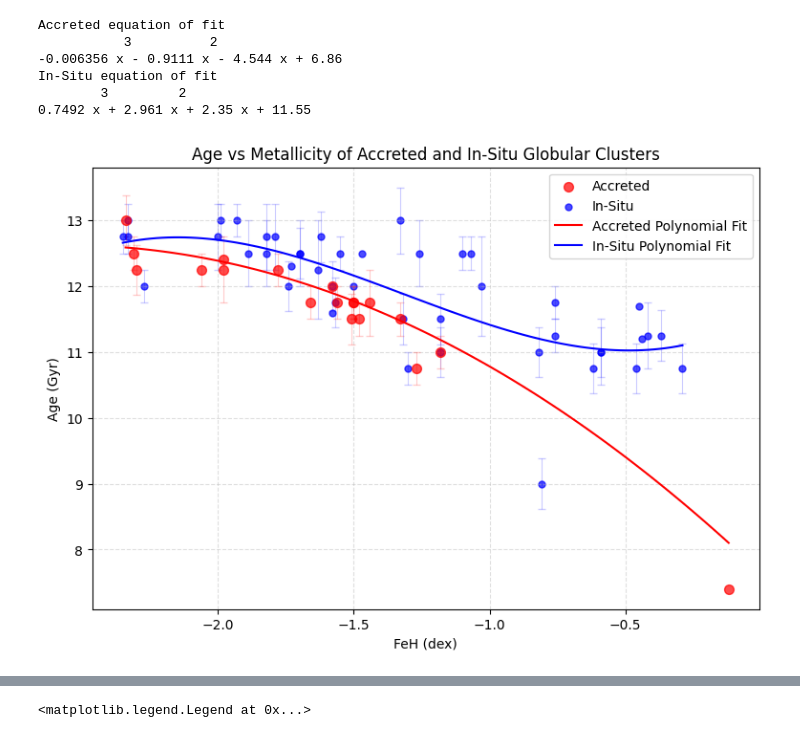
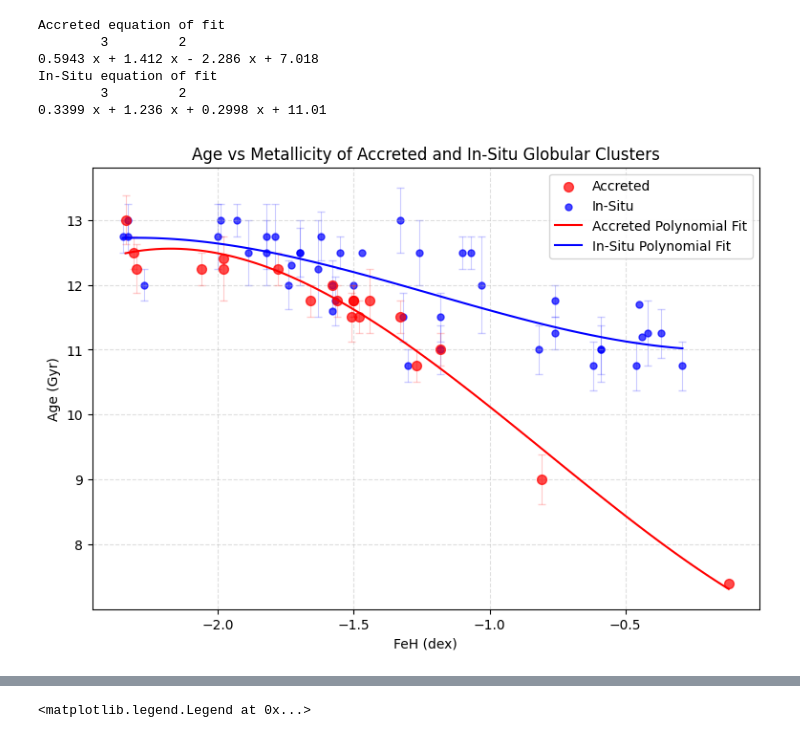
Before and after one commit to vishnusivamogga/PHYS3116_shrek, a Jupyter notebook: age_metallicity.ipynb, the cells around one changed output, grey strips where cells are left out. Saved outputs shown, nothing was run; the diff lists cells and outputs as text; code cells hidden in the pictures.

```diff
--- a/age_metallicity.ipynb
+++ b/age_metallicity.ipynb
@@ -4,6 +4,9 @@ import matplotlib.pyplot as plt
 import numpy as np
 from galpy.potential import MWPotential2014
 from galpy.orbit import Orbit
+from astropy import units as u
+
+
 
 harrisP1 = pd.read_csv("data/HarrisPartI.csv")
 harrisP3 = pd.read_csv("data/HarrisPartIII.csv")
@@ -69,12 +72,19 @@ Union = Union.drop(columns=["Age_K", "Age_V", "FeH_K", "FeH_V","AltName","Object
 InSitu = Union[~Union["ID"].isin(Accreted["ID"])].copy()
 InSitu.reset_index(drop=True, inplace=True)
 
+#move Pal12 from InSitu to Accreted
+to_move = InSitu[InSitu['ID'] == 'NGCPal12'].copy()
+Accreted = pd.concat([Accreted, to_move], ignore_index=True)
+InSitu = InSitu[InSitu['ID'] != 'NGCPal12'].reset_index(drop=True)
+
+
 #print(InSitu)
 #print(Union)
-#Union.keys()
+Union.keys()
 
 #print(Accreted)
 #Accreted.keys()
+#InSitu.keys()
 
 #print((Accreted['Age_x'] - Accreted['Age_y'])/Accreted['Age_x']*100)
 #print((Accreted['FeH_x'] - Accreted['FeH_y'])/Accreted['FeH_x']*100)
@@ -83,48 +98,50 @@ InSitu.reset_index(drop=True, inplace=True)
 #mask = Accreted['ID'].isin(set_accreted)
 
 fig, ax = plt.subplots(figsize=(9,6))
-ax.scatter(Accreted['FeH'], Accreted['Age'], color='red', s=50 ,label='Accreted', zorder=2  , alpha=0.7)
+ax.scatter(Accreted['FeH'], Accreted['Age'], color='red', s=50 ,label='Accreted', zorder=2  , alpha=0.7, cmap='plasma')
 ax.errorbar(Accreted['FeH'], Accreted['Age'], yerr=Accreted['Age_err'], fmt='none', ecolor='red', capsize=3, zorder=2, linewidth=0.8, alpha=0.2)
-ax.scatter(InSitu['FeH'], InSitu['Age'], color='blue',s=25 ,label='In-Situ', zorder=1, alpha=0.7)
+ax.scatter(InSitu['FeH'], InSitu['Age'], color='blue',s=25 ,label='In-Situ', zorder=1, alpha=0.7,cmap='plasma')
 ax.errorbar(InSitu['FeH'], InSitu['Age'], yerr=InSitu['Age_err'], fmt='none', ecolor='blue', capsize=3, zorder=1, linewidth=0.8, alpha=0.2)
 #ax.scatter(Accreted['FeH'], Accreted['Age'], yerr=Accreted['Age_err'], color='red', label='Accreted',zorder=2)
 #ax.scatter(InSitu['FeH'], InSitu['Age'],yerr=Accreted["Age_err"], color='blue', label='In-Situ',zorder=1)
 
-
+#polynomial fit
 ax.grid(True, ls='--', alpha=0.4)
 
 coeffs = np.polyfit(Accreted['FeH'], Accreted['Age'], deg=3)
 poly_func1 = np.poly1d(coeffs)
 x_smooth1 = np.linspace(Accreted['FeH'].min(), Accreted['FeH'].max(), 100)
-y_smooth1 = poly_func1(x_smooth)
+y_smooth1 = poly_func1(x_smooth1)
 plt.plot(x_smooth1, y_smooth1, color='red', label='Accreted Polynomial Fit')
 
 print("Accreted equation of fit")
 print(poly_func1)
 
 
 coeffs = np.polyfit(InSitu['FeH'], InSitu['Age'], deg=3)
 poly_func = np.poly1d(coeffs)
-x_smooth = np.linspace(InSitu['FeH'].min(), InSitu['FeH'].max(), 100)
-y_smooth = poly_func(x_smooth)
-plt.plot(x_smooth, y_smooth, color='blue', label='In-Situ Polynomial Fit')
+x_smooth1 = np.linspace(InSitu['FeH'].min(), InSitu['FeH'].max(), 100)
+y_smooth = poly_func(x_smooth1)
+plt.plot(x_smooth1, y_smooth, color='blue', label='In-Situ Polynomial Fit')
 
 print("In-Situ equation of fit")
 print(poly_func)
 
 
 # Add labels and legend
 ax.set_xlabel('FeH (dex)')
 ax.set_ylabel('Age (Gyr)')
 ax.legend()
+#ax.set_ylim(10, 14)
+
 ax.set_title('Age vs Metallicity of Accreted and In-Situ Globular Clusters')
 
 plt.show()
 # %% [output]
 Accreted equation of fit
-           3          2
--0.006356 x - 0.9111 x - 4.544 x + 6.86
+        3         2
+0.5943 x + 1.412 x - 2.286 x + 7.018
 In-Situ equation of fit
         3         2
-0.7492 x + 2.961 x + 2.35 x + 11.55
+0.3399 x + 1.236 x + 0.2998 x + 11.01
-[figure, old version]
+[figure, new version]
```
Also changed, not shown: parts of 7 cells of this notebook.
